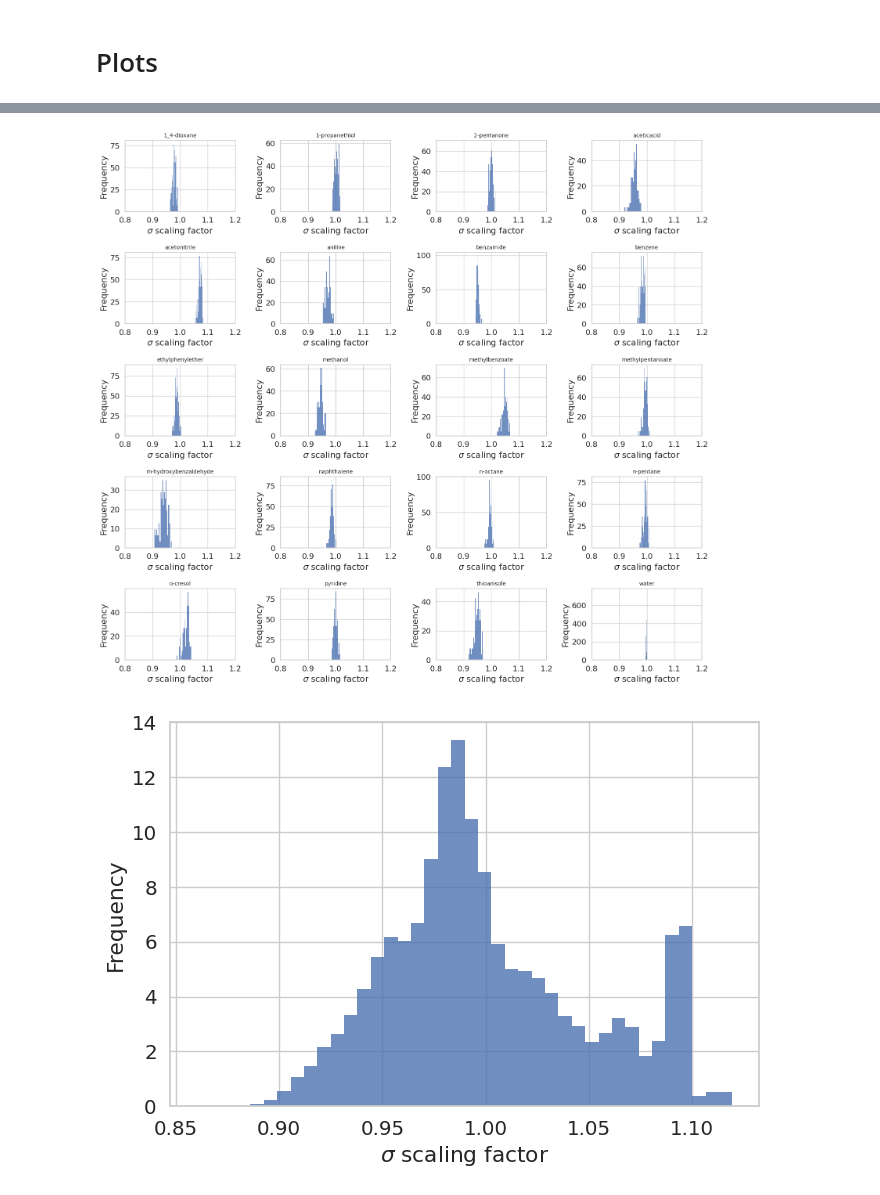
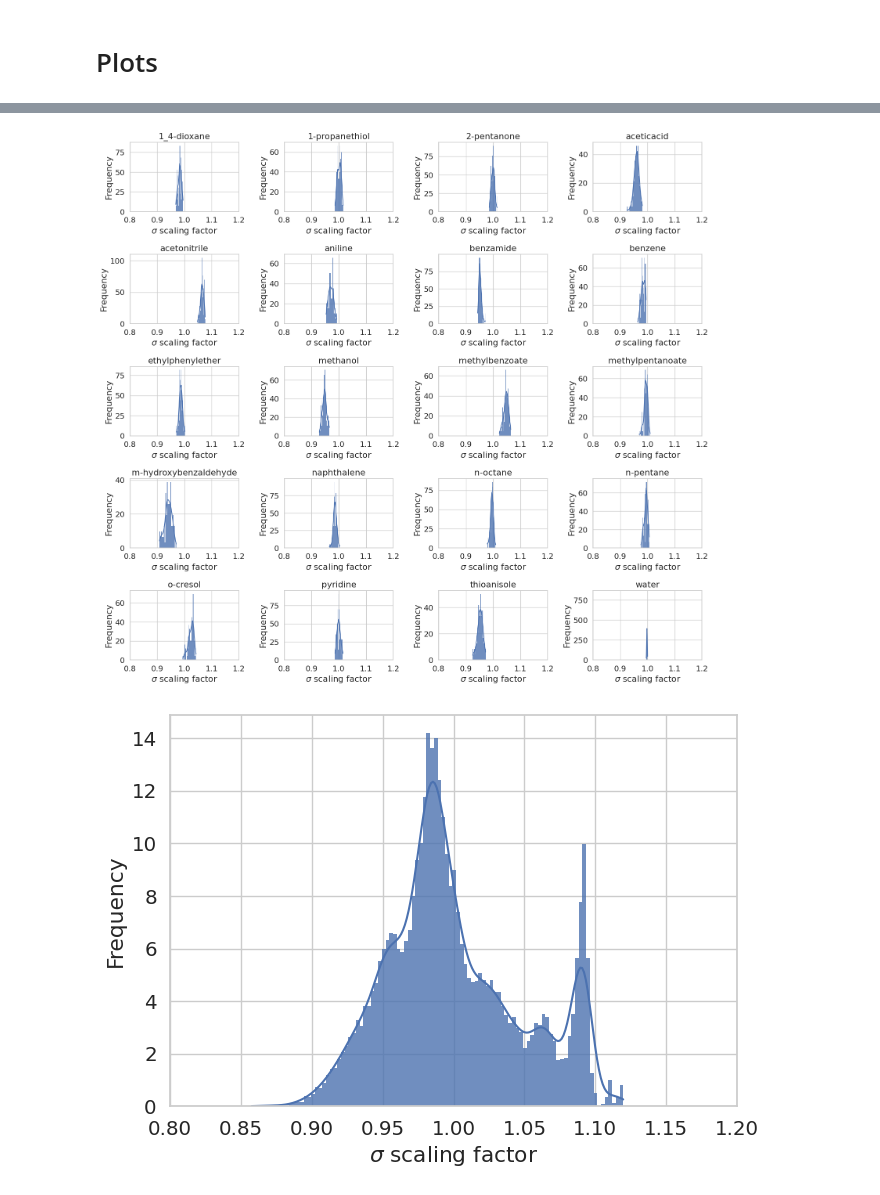
Before and after one commit to michellab/EMLE_LJ_SI, a Jupyter notebook: training/sigma_fine_tuning/train_rvdw_sigma.ipynb, the cells around one changed output, grey strips where cells are left out. Cells and saved outputs as stored; diff of their text form; code cells hidden in the pictures.

```diff
--- a/training/sigma_fine_tuning/train_rvdw_sigma.ipynb
+++ b/training/sigma_fine_tuning/train_rvdw_sigma.ipynb
@@ -26,7 +26,12 @@ dtype = torch.float32
 # %% [markdown]
 ### Load Data
 # %%
-data = pkl.load(open("/scratch1/joao/tip3p_final/bespoke_models/sampling_iter3/merged_ref_data.pkl", "rb"))
+data = pkl.load(
+    open(
+        "/scratch1/joao/tip3p_final/bespoke_models/sampling_iter3/merged_ref_data.pkl",
+        "rb",
+    )
+)
 
 # Get padded tensors
 z = pad_to_max(data["z"]).to(device=device, dtype=torch.long)
@@ -85,10 +90,14 @@ nagl_params = {
 }
 # %% [markdown]
 ### Create EMLE model
+# %%
+model = scipy.io.loadmat("../xdm_moments_rcrit/ligand_patched_reference_iter2_c6.mat")
+model["sigma_scale_ref"] = np.ones_like(model["c6_ref"])
+ones_file = "ligand_patched_reference_iter2_c6_sigma_scales_ones.mat"
+scipy.io.savemat(ones_file, model)
 # %%
-model = "ligand_patched_reference_iter2_c6_sigma_scales_ones.mat"
 emle = EMLE(
-    model=model,
+    model=ones_file,
     device=device,
     dtype=dtype,
     alpha_mode="reference",
@@ -306,9 +315,10 @@ plt.show()
 # %%
-x = np.loadtxt("sigma_scale.txt")
+*_, sigma_scale = emle_base(
+    z, xyz_qm, torch.zeros(z.shape[0], device=device, dtype=dtype)
+)
 
-# One block per molecule
-chunk_size = int(x.shape[0] / len(mols))
 
+chunk_size = int(sigma_scale.shape[0] / len(mols))
 num_mols = len(mols)
 n_cols = 4
 n_rows = math.ceil(num_mols / n_cols)
@@ -318,9 +328,18 @@ axes = axes.flatten()
 
 for i, mol in enumerate(mols):
     ax = axes[i]
-    data_block = x[i * chunk_size : (i + 1) * chunk_size, 0]
-    ax.hist(data_block, bins=20, alpha=0.8, density=True, edgecolor=None, linewidth=0)
-    ax.set_title(mol, fontsize=10)
+    data_block = sigma_scale[i * chunk_size : (i + 1) * chunk_size, 0]
+    sns.histplot(
+        data_block.detach().cpu(),
+        bins=20,
+        alpha=0.8,
+        stat="density",
+        edgecolor=None,
+        linewidth=0,
+        ax=ax,
+        kde=True,
+    )
+    ax.set_title(mol)
     ax.set_xlabel(r"$\sigma$ scaling factor")
     ax.set_ylabel("Frequency")
     ax.set_xlim(0.8, 1.2)
@@ -332,17 +351,25 @@ for j in range(i + 1, len(axes)):
 fig.tight_layout(rect=[0, 0, 1, 0.97])
 plt.show()
 # %% [output]
-[figure, old version]
+[figure, new version]
 # %%
-all_sigma = x.flatten()
+all_sigma = sigma_scale.flatten()
 all_sigma = all_sigma[all_sigma > 0.0]
 
 plt.figure(figsize=(7, 5))
-plt.hist(all_sigma, bins=40, alpha=0.8, density=True, edgecolor=None, linewidth=0)
+sns.histplot(
+    all_sigma.detach().cpu(),
+    bins=100,
+    alpha=0.8,
+    stat="density",
+    edgecolor=None,
+    linewidth=0,
+    kde=True,
+)
 plt.xlabel(r"$\sigma$ scaling factor")
 plt.ylabel("Frequency")
-
+plt.xlim(0.8, 1.2)
 plt.tight_layout()
 plt.show()
 # %% [output]
-[figure, old version]
+[figure, new version]
```
Also changed, not shown: parts of 2 cells of this notebook, 3 other files.
